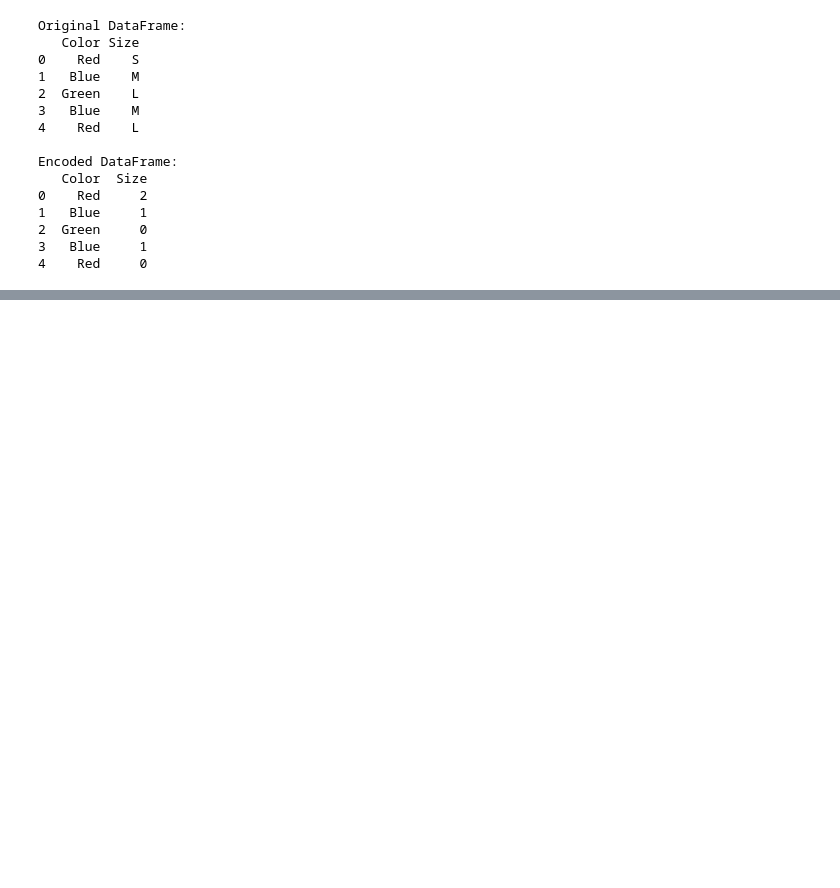
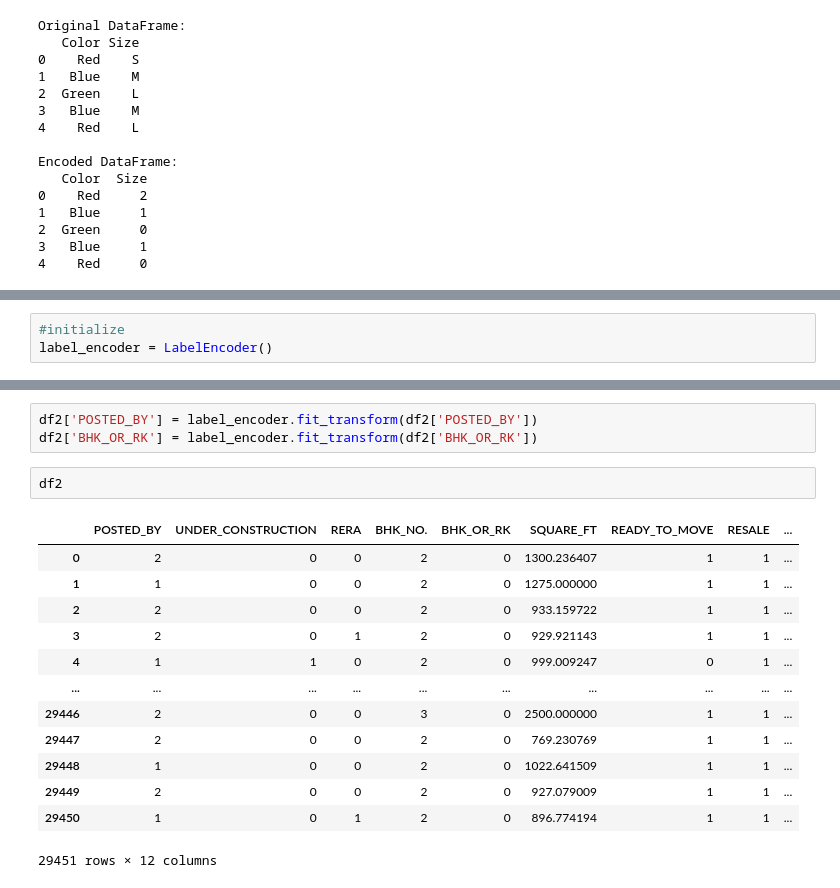
Before and after one commit to haneeth25/Libraries_prac, a Jupyter notebook: Pandas_problems.ipynb, the cells around one changed output, grey strips where cells are left out. Saved outputs shown, nothing was run; the diff lists cells and outputs as text; blank space fills up the shorter version.

```diff
--- a/Pandas_problems.ipynb
+++ b/Pandas_problems.ipynb
@@ -218,0 +255,3 @@ Encoded DataFrame:
+# %%
+#initialize
+label_encoder = LabelEncoder()
@@ -218,0 +262,19 @@ Encoded DataFrame:
+# %%
+df2['POSTED_BY'] = label_encoder.fit_transform(df2['POSTED_BY'])
+df2['BHK_OR_RK'] = label_encoder.fit_transform(df2['BHK_OR_RK'])
+# %%
+df2
+# %% [output]
+|  | POSTED_BY | UNDER_CONSTRUCTION | RERA | BHK_NO. | BHK_OR_RK | SQUARE_FT | READY_TO_MOVE | RESALE | ... |
+| 0 | 2 | 0 | 0 | 2 | 0 | 1300.236407 | 1 | 1 | ... |
+| 1 | 1 | 0 | 0 | 2 | 0 | 1275.000000 | 1 | 1 | ... |
+| 2 | 2 | 0 | 0 | 2 | 0 | 933.159722 | 1 | 1 | ... |
+| 3 | 2 | 0 | 1 | 2 | 0 | 929.921143 | 1 | 1 | ... |
+| 4 | 1 | 1 | 0 | 2 | 0 | 999.009247 | 0 | 1 | ... |
+| ... | ... | ... | ... | ... | ... | ... | ... | ... | ... |
+| 29446 | 2 | 0 | 0 | 3 | 0 | 2500.000000 | 1 | 1 | ... |
+| 29447 | 2 | 0 | 0 | 2 | 0 | 769.230769 | 1 | 1 | ... |
+| 29448 | 1 | 0 | 0 | 2 | 0 | 1022.641509 | 1 | 1 | ... |
+| 29449 | 2 | 0 | 0 | 2 | 0 | 927.079009 | 1 | 1 | ... |
+| 29450 | 1 | 0 | 1 | 2 | 0 | 896.774194 | 1 | 1 | ... |
+29451 rows × 12 columns
```
Also changed, not shown: parts of 4 cells of this notebook.
